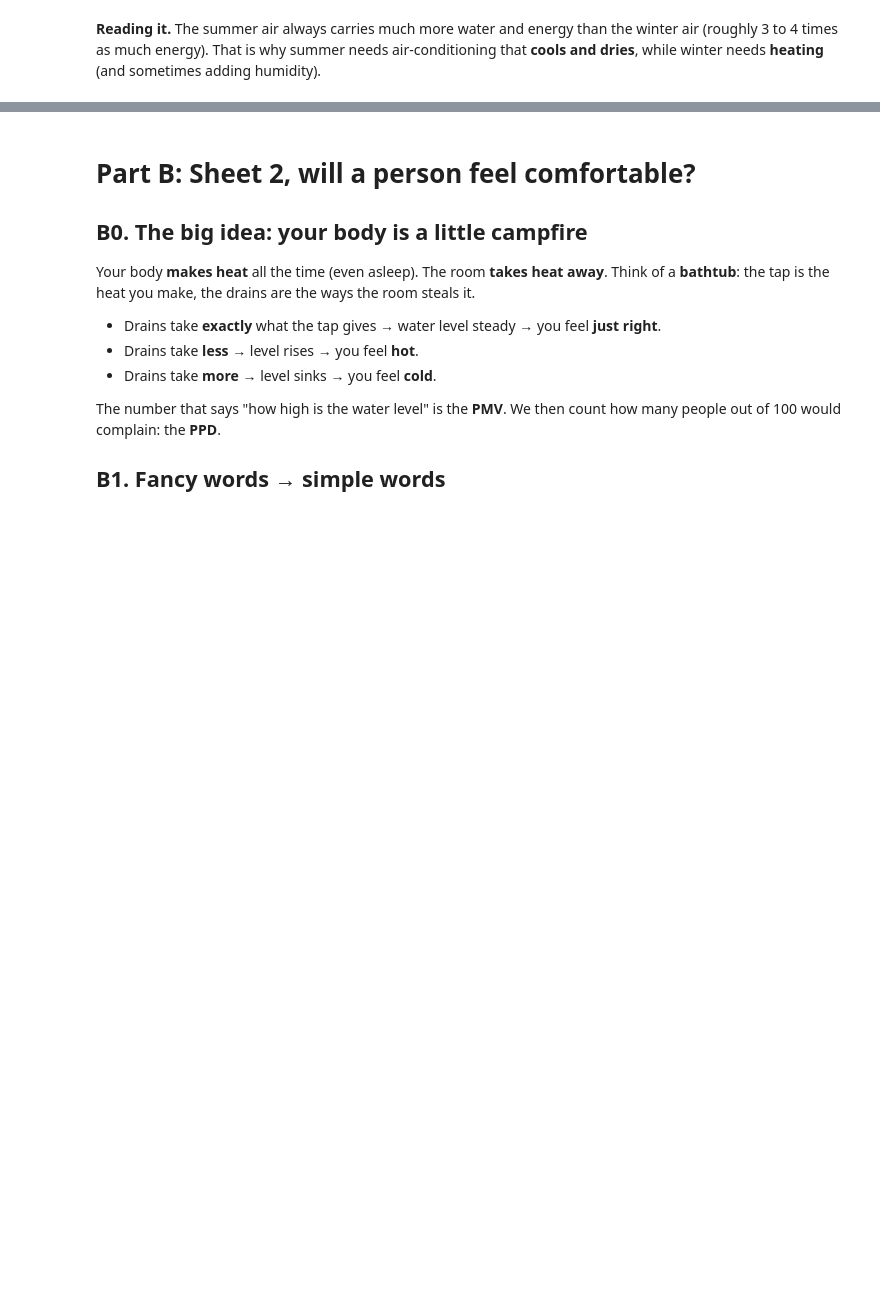
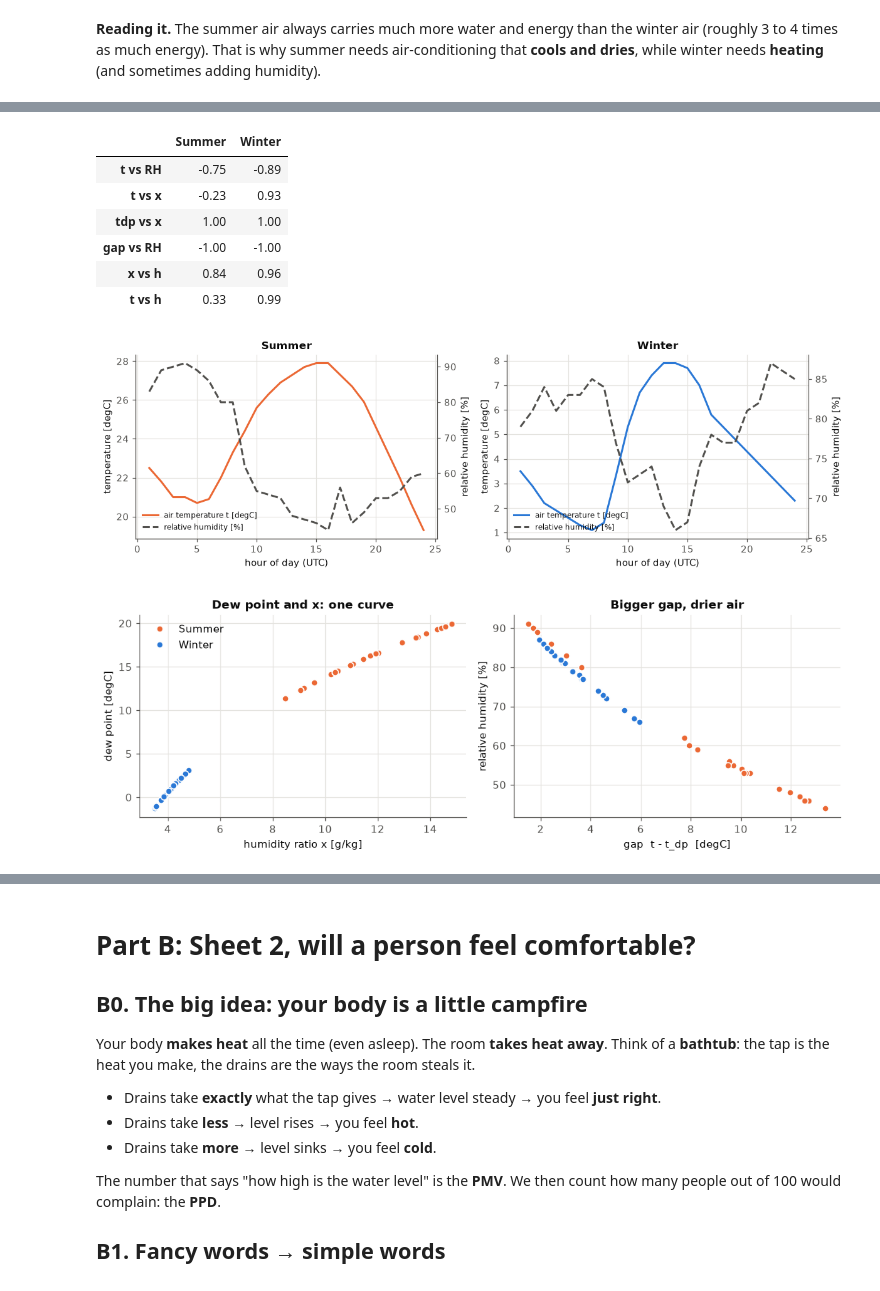
Before and after one commit to mariosakka/human-centric-ai-for-energy-management-labs, a Jupyter notebook: lab-2/explanation-notebooks/lab-2-plus-lecture-challenge/lab-2-in-depth-simple.ipynb, the cells around one changed output, grey strips where cells are left out. Drawn from its saved outputs; the diff is of its cells as text; code cells hidden in the pictures; blank space fills up the shorter version.

```diff
--- a/lab-2/explanation-notebooks/lab-2-plus-lecture-challenge/lab-2-in-depth-simple.ipynb
+++ b/lab-2/explanation-notebooks/lab-2-plus-lecture-challenge/lab-2-in-depth-simple.ipynb
@@ -175,0 +290,12 @@ plt.tight_layout(); plt.show()
+# %%
+c_pa, c_pv, c_w = 1.006, 1.84, 4.19                  # specific heats [kJ/(kg.K)]: dry air, vapour, liquid water
+m_room = 84.14                                       # kg of air in the 6x4x3 m room
+print(f"warm the room's air by 1 K : {m_room*c_pa:6.1f} kJ")
+print(f"warm the same MASS of water: {m_room*c_w:6.1f} kJ   ({c_w/c_pa:.1f} times more)")
+
+x = humidity_ratio(0.60 * p_sat(30)); t = 30          # summer day
+air_part = t                                          # sheet: c_pa taken as 1 -> 1*t
+vap_part = x * 1.84 * t                               # sensible heat of the vapour
+latent = x * 2500                                     # evaporation energy
+print(f"h = {air_part:.2f} (dry air) + {vap_part:.2f} (vapour warmth) + {latent:.2f} (latent) = {air_part+vap_part+latent:.2f} kJ/kg")
+print(f"with c_pa = 1.006 instead of 1: h = {c_pa*t+vap_part+latent:.2f} kJ/kg (difference {100*(c_pa-1)*t/(air_part+vap_part+latent):.2f} %)")
@@ -227,0 +379,36 @@ Winter: water 3.5-4.8 g/kg, energy 10-19 kJ/kg
+# %%
+def day(t, phi):
+    pv = phi / 100 * p_sat(t); x = 1000 * humidity_ratio(pv); tdp = t_sat(pv)
+    return dict(t=t, RH=phi, x=x, tdp=tdp, gap=t - tdp, h=enthalpy(t, x / 1000))
+days = {"Summer": (day(t_s, f_s), SUMMER), "Winter": (day(t_w, f_w), WINTER)}
+
+# correlation: +1 = move together, -1 = mirror images, 0 = unrelated
+pairs = [("t", "RH"), ("t", "x"), ("tdp", "x"), ("gap", "RH"), ("x", "h"), ("t", "h")]
+display(pd.DataFrame({n: {f"{a} vs {b}": round(np.corrcoef(d[a], d[b])[0, 1], 2) for a, b in pairs} for n, (d, _) in days.items()}))
+
+fig, axs = plt.subplots(1, 2, figsize=(11, 3.6), sharex=True)
+for ax, (n, (d, col)) in zip(axs, days.items()):
+    ax.plot(hours, d["t"], color=col, lw=2, label="air temperature t [degC]")
+    ax.set_xlabel("hour of day (UTC)"); ax.set_ylabel("temperature [degC]"); ax.set_title(n)
+    ax2 = ax.twinx(); ax2.spines["right"].set_visible(True); ax2.grid(False)
+    ax2.plot(hours, d["RH"], color=MUTED, lw=2, ls="--", label="relative humidity [%]"); ax2.set_ylabel("relative humidity [%]")
+    h1, l1 = ax.get_legend_handles_labels(); h2, l2 = ax2.get_legend_handles_labels(); ax.legend(h1 + h2, l1 + l2, frameon=False, loc="lower left", fontsize=8)
+plt.tight_layout(); plt.show()
+
+fig, axs = plt.subplots(1, 2, figsize=(10, 3.6))
+for n, (d, col) in days.items():
+    axs[0].plot(d["x"], d["tdp"], "o", color=col, ms=6, mec="white", label=n)
+    axs[1].plot(d["gap"], d["RH"], "o", color=col, ms=6, mec="white", label=n)
+axs[0].set_xlabel("humidity ratio x [g/kg]"); axs[0].set_ylabel("dew point [degC]"); axs[0].set_title("Dew point and x: one curve"); axs[0].legend(frameon=False)
+axs[1].set_xlabel("gap  t - t_dp  [degC]"); axs[1].set_ylabel("relative humidity [%]"); axs[1].set_title("Bigger gap, drier air")
+plt.tight_layout(); plt.show()
+# %% [output]
+|  | Summer | Winter |
+| t vs RH | -0.75 | -0.89 |
+| t vs x | -0.23 | 0.93 |
+| tdp vs x | 1.00 | 1.00 |
+| gap vs RH | -1.00 | -1.00 |
+| x vs h | 0.84 | 0.96 |
+| t vs h | 0.33 | 0.99 |
+[figure, added]
+[figure, added]
```
Also changed, not shown: parts of 12 cells of this notebook, 1 other file.
